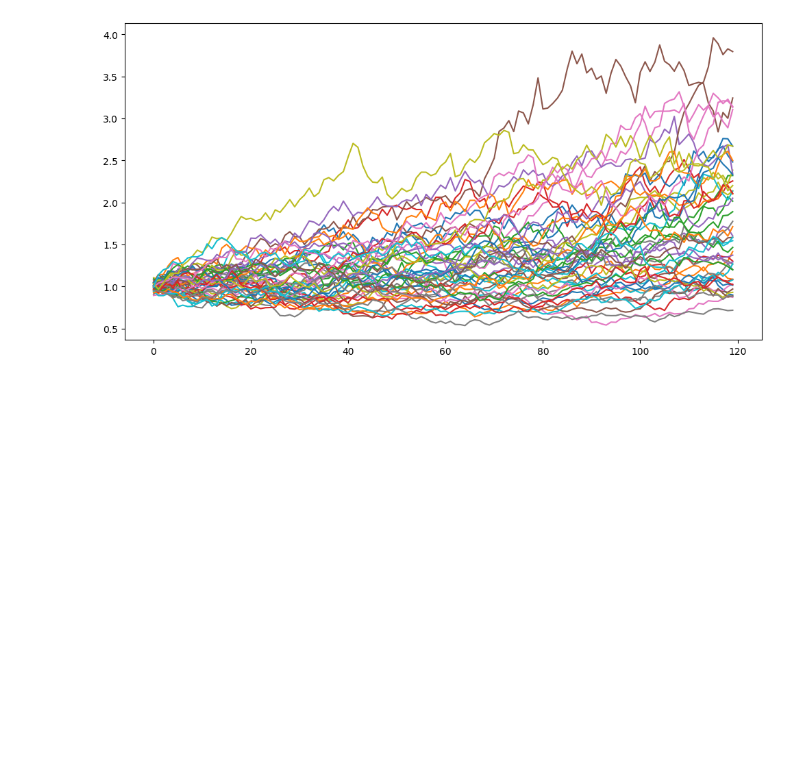
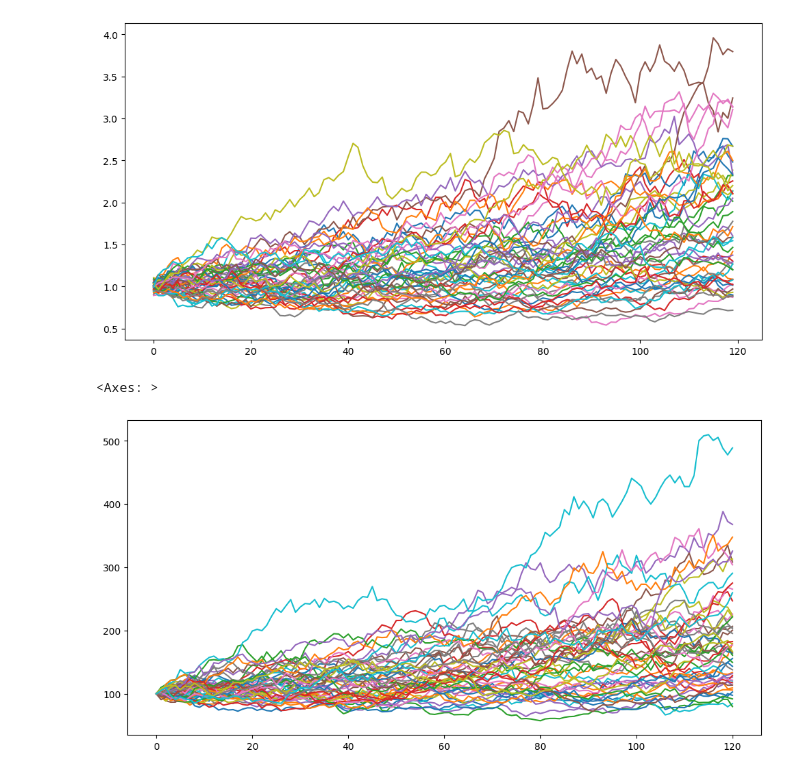
Before and after one commit to izmaisabot/GBM-Modeler, a Jupyter notebook: gbm.ipynb, the cells around one changed output. Cells and saved outputs as stored; diff of their text form; code cells hidden in the pictures; blank space fills up the shorter version.

Commit message:
Modified gbm function so all returns start from the same baseline

```diff
--- a/gbm.ipynb
+++ b/gbm.ipynb
@@ -53,6 +53,11 @@ wealth_index.plot(legend=False, figsize=(12, 6))
 def gbm(num_years=10, num_scenarios=50, mu=0.07, sigma=0.15, steps_per_year=12, s_0=100):
     dt = 1/steps_per_year
     num_steps = num_years*steps_per_year
-    r = np.random.normal(loc=((1+mu)**dt)-1, scale=sigma*np.sqrt(dt), size=(num_steps, num_scenarios))
-    r = pd.DataFrame(r)
-    return s_0*(1+r).cumprod(0)
+    r_p = np.random.normal(loc=((1+mu)**dt), scale=sigma*np.sqrt(dt), size=(num_steps, num_scenarios))
+    r_p = pd.concat([pd.DataFrame(np.ones((1, num_scenarios))), pd.DataFrame(r_p)], ignore_index=True)
+    return s_0*pd.DataFrame(r_p).cumprod(0)
+# %%
+gbm().plot(legend=False, figsize=(12, 6))
+# %% [output]
+<Axes: >
+[figure, added]
```
